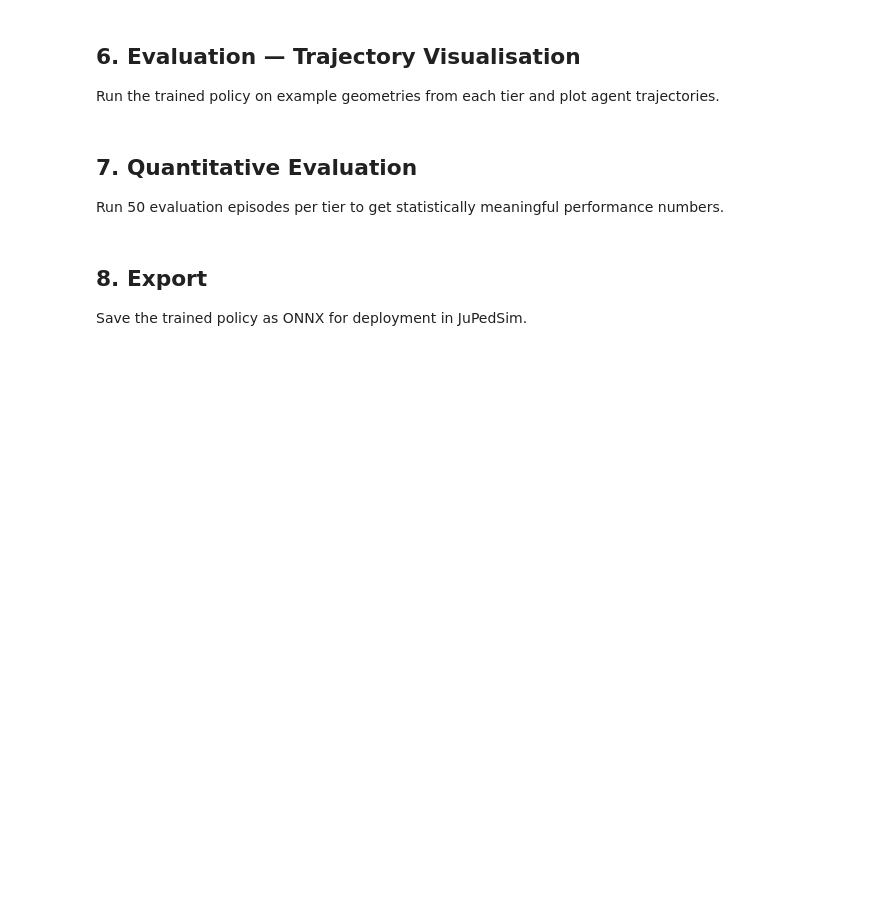
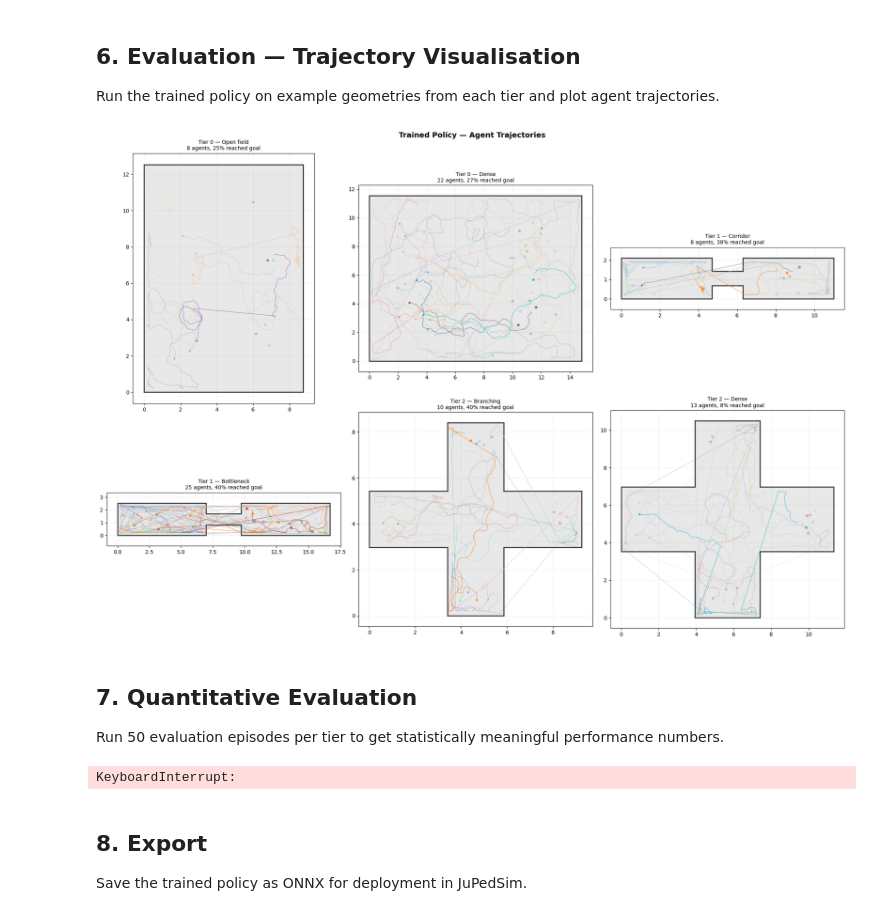
Before and after one commit to FabianPlum/CrowdRL, a Jupyter notebook: examples/06_full_training.ipynb, the cells around one changed output. Drawn from its saved outputs; the diff is of its cells as text; code cells hidden in the pictures; blank space fills up the shorter version.

```diff
--- a/examples/06_full_training.ipynb
+++ b/examples/06_full_training.ipynb
@@ -365,7 +438,7 @@ print(f"  Mean reward: {np.mean(history['mean_reward'][-500:]):.2f}")
 
 Run the trained policy on example geometries from each tier and plot agent trajectories.
 # %%
-def run_episode_with_trajectories(env, actor_critic, obs_normalizer, device, max_steps=1000):
+def run_episode_with_trajectories(env, actor_critic, obs_normalizer, device, max_steps=200):
     """Run one episode collecting full agent trajectories."""
     obs, info = env.reset()
     n_agents = info["n_agents"]
@@ -374,7 +447,6 @@ def run_episode_with_trajectories(env, actor_critic, obs_normalizer, device, max
     polygon = env._world.walkable_polygon
     reached_goal = np.zeros(n_agents, dtype=bool)
 
-    # Record starting positions
     for i in range(n_agents):
         trajectories[i].append(env._world.positions[i].copy())
 
@@ -401,14 +473,20 @@ def run_episode_with_trajectories(env, actor_critic, obs_normalizer, device, max
     return trajectories, goal_positions, polygon, reached_goal, info
 
 
-# Run evaluation on each tier
+# Compact geometries matching training — density matters more than scale
+eval_geometry = GeometryConfig(
+    min_side=8.0, max_side=15.0,
+    corridor_width_range=(2.0, 4.0),
+    corridor_length_range=(8.0, 18.0),
+)
+
 eval_tiers = [
-    ("Tier 0 — Open field", GeometryTier.TIER_0, (5, 15)),
-    ("Tier 0 — Open field (dense)", GeometryTier.TIER_0, (20, 30)),
-    ("Tier 1 — Corridor", GeometryTier.TIER_1, (10, 20)),
+    ("Tier 0 — Open field", GeometryTier.TIER_0, (5, 10)),
+    ("Tier 0 — Dense", GeometryTier.TIER_0, (15, 25)),
+    ("Tier 1 — Corridor", GeometryTier.TIER_1, (8, 15)),
     ("Tier 1 — Bottleneck", GeometryTier.TIER_1, (15, 25)),
-    ("Tier 2 — Branching", GeometryTier.TIER_2, (15, 25)),
-    ("Tier 2 — Complex", GeometryTier.TIER_2, (25, 40)),
+    ("Tier 2 — Branching", GeometryTier.TIER_2, (10, 20)),
+    ("Tier 2 — Dense", GeometryTier.TIER_2, (20, 35)),
 ]
 
 fig, axes = plt.subplots(2, 3, figsize=(20, 14))
@@ -420,41 +498,42 @@ for idx, (title, tier, agent_range) in enumerate(eval_tiers):
     ax = axes_flat[idx]
 
     eval_env_config = CrowdEnvConfig(
-        geometry=GeometryConfig(tier=tier),
+        geometry=eval_geometry,
+        geometry_tiers=[tier],
         spawn=SpawnConfig(n_agents_range=agent_range),
         reward=reward_config,
-        max_steps=1000,
+        max_steps=200,
     )
     eval_env = CrowdEnv(config=eval_env_config, seed=SEED + idx + 100)
 
     trajs, goals, polygon, reached, info = run_episode_with_trajectories(
         eval_env, actor_critic, obs_normalizer, device
     )
 
-    # Plot geometry
     plot_geometry(polygon, ax=ax)
 
-    # Plot trajectories
     n_agents = len(trajs)
     cmap = cm.get_cmap("tab20", n_agents)
     for i in range(n_agents):
         traj = np.array(trajs[i])
         color = cmap(i % 20)
         alpha = 0.8 if reached[i] else 0.3
         ax.plot(traj[:, 0], traj[:, 1], color=color, linewidth=0.8, alpha=alpha)
         ax.plot(traj[0, 0], traj[0, 1], "o", color=color, markersize=3, alpha=alpha)
         ax.plot(goals[i, 0], goals[i, 1], "*", color=color, markersize=6, alpha=alpha)
 
     goal_rate = reached.sum() / n_agents if n_agents > 0 else 0
     ax.set_title(f"{title}\n{n_agents} agents, {goal_rate:.0%} reached goal", fontsize=10)
     ax.set_aspect("equal")
     ax.grid(True, alpha=0.2)
 
 actor_critic.train()
 
 fig.suptitle("Trained Policy — Agent Trajectories", fontsize=14, fontweight="bold")
 plt.tight_layout()
 plt.show()
+# %% [output]
+[figure, added]
 # %% [markdown]
 ## 7. Quantitative Evaluation
 
@@ -469,10 +548,11 @@ for tier in [GeometryTier.TIER_0, GeometryTier.TIER_1, GeometryTier.TIER_2]:
     tier_stats = {"goal_rate": [], "mean_reward": [], "episode_length": [], "n_agents": []}
 
     eval_env_config = CrowdEnvConfig(
-        geometry=GeometryConfig(tier=tier),
-        spawn=SpawnConfig(n_agents_range=(10, 40)),
+        geometry=eval_geometry,
+        geometry_tiers=[tier],
+        spawn=SpawnConfig(n_agents_range=(8, 25)),
         reward=reward_config,
-        max_steps=1000,
+        max_steps=200,
     )
     eval_env = CrowdEnv(config=eval_env_config, seed=SEED + 1000)
     eval_buffer = RolloutBuffer(net_config.obs_dim, net_config.action_dim, device)
@@ -491,19 +571,17 @@ for tier in [GeometryTier.TIER_0, GeometryTier.TIER_1, GeometryTier.TIER_2]:
 
 actor_critic.train()
 
-# Print results
 print(f"{'Tier':<10} {'GoalRate':>10} {'Reward':>10} {'EpLen':>8} {'Agents':>8}")
 print("-" * 50)
 for tier_name, stats in eval_results.items():
     print(
         f"{tier_name:<10} "
-        f"{np.mean(stats['goal_rate']):>8.3f}±{np.std(stats['goal_rate']):.3f} "
-        f"{np.mean(stats['mean_reward']):>8.2f}±{np.std(stats['mean_reward']):.2f} "
-        f"{np.mean(stats['episode_length']):>6.0f}±{np.std(stats['episode_length']):.0f} "
+        f"{np.mean(stats['goal_rate']):>8.3f}\u00b1{np.std(stats['goal_rate']):.3f} "
+        f"{np.mean(stats['mean_reward']):>8.2f}\u00b1{np.std(stats['mean_reward']):.2f} "
+        f"{np.mean(stats['episode_length']):>6.0f}\u00b1{np.std(stats['episode_length']):.0f} "
         f"{np.mean(stats['n_agents']):>6.1f}"
     )
 
-# Bar chart
 fig, axes = plt.subplots(1, 3, figsize=(15, 5))
 tier_names = list(eval_results.keys())
 x = np.arange(len(tier_names))
@@ -515,7 +593,7 @@ for ax, metric, ylabel in zip(
 ):
     means = [np.mean(eval_results[t][metric]) for t in tier_names]
     stds = [np.std(eval_results[t][metric]) for t in tier_names]
-    bars = ax.bar(x, means, yerr=stds, capsize=5, color=["#4CAF50", "#FF9800", "#F44336"])
+    ax.bar(x, means, yerr=stds, capsize=5, color=["#4CAF50", "#FF9800", "#F44336"])
     ax.set_xticks(x)
     ax.set_xticklabels(tier_names)
     ax.set_ylabel(ylabel)
@@ -525,6 +603,8 @@ for ax, metric, ylabel in zip(
 fig.suptitle(f"Evaluation Performance ({N_EVAL} episodes per tier)", fontsize=13, fontweight="bold")
 plt.tight_layout()
 plt.show()
+# %% [output]
+KeyboardInterrupt:
 # %% [markdown]
 ## 8. Export
 
```
Also changed, not shown: parts of 11 cells of this notebook, 9 other files.
